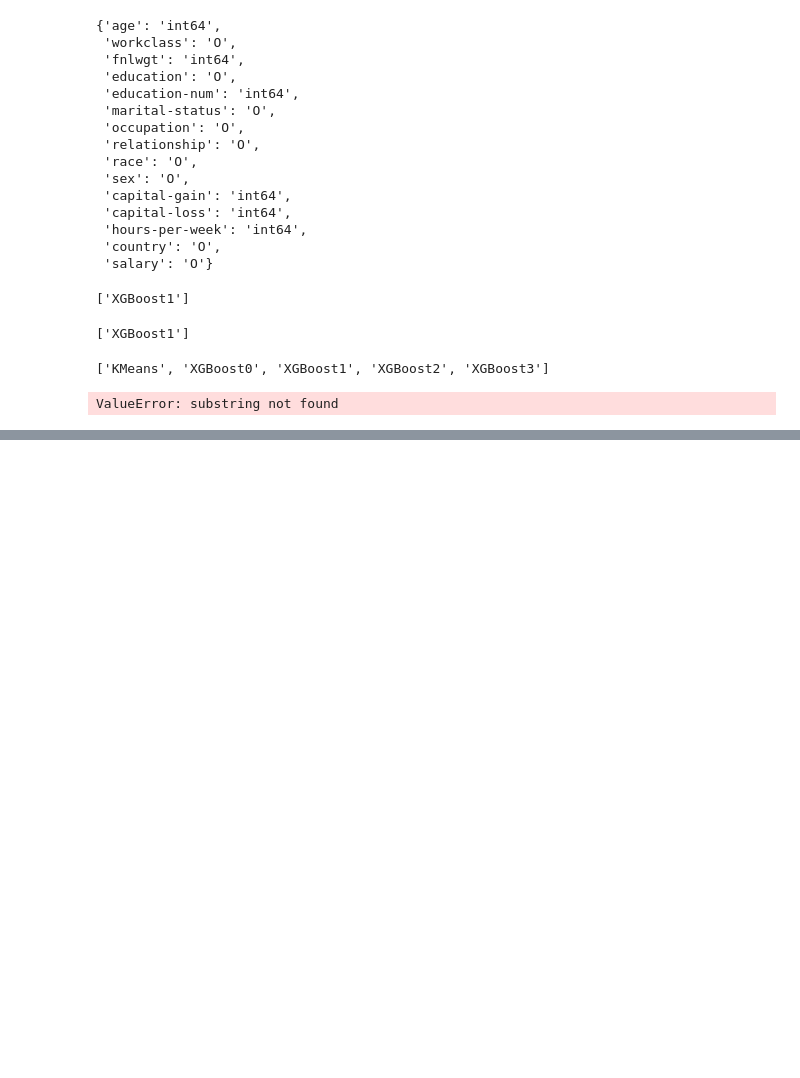
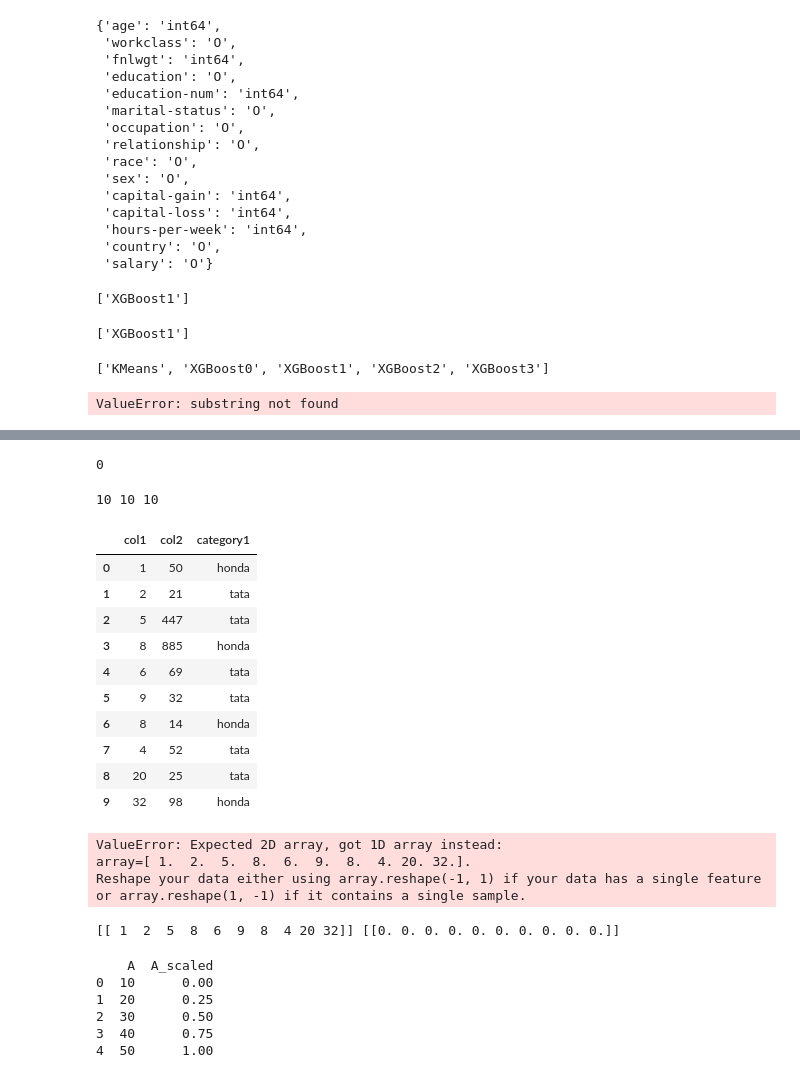
Before and after one commit to shailendra24sahu/Adult-Census-Income-Prediction, a Jupyter notebook: EDA/test.ipynb, the cells around one changed output, grey strips where cells are left out. Cells and saved outputs as stored; diff of their text form; code cells hidden in the pictures; blank space fills up the shorter version.

```diff
--- a/EDA/test.ipynb
+++ b/EDA/test.ipynb
@@ -68,0 +79,4 @@ ValueError: substring not found
+# %%
+c.fetchone()[0]
+# %% [output]
+0
@@ -68,0 +85,25 @@ ValueError: substring not found
+# %%
+col1 = [1,2,5,8,6,9,8,4,20,32]
+col2 = [50,21,447,885,69,32,14,52,25,98]
+category = list(['honda','tata','tata','honda','tata','tata','honda','tata','tata','honda'])
+# %%
+print(len(col1), len(col2), len(category))
+# %% [output]
+10 10 10
+# %%
+import pandas as pd
+df = pd.DataFrame({'col1':col1,'col2':col2, 'category1': category})
+# %%
+df
+# %% [output]
+|  | col1 | col2 | category1 |
+| 0 | 1 | 50 | honda |
+| 1 | 2 | 21 | tata |
+| 2 | 5 | 447 | tata |
+| 3 | 8 | 885 | honda |
+| 4 | 6 | 69 | tata |
+| 5 | 9 | 32 | tata |
+| 6 | 8 | 14 | honda |
+| 7 | 4 | 52 | tata |
+| 8 | 20 | 25 | tata |
+| 9 | 32 | 98 | honda |
@@ -68,0 +113,39 @@ ValueError: substring not found
+# %%
+scaler = StandardScaler()
+for i in df2:
+    df2[i] = scaler.fit_transform(df2[i])
+# %% [output]
+ValueError: Expected 2D array, got 1D array instead:
+array=[ 1.  2.  5.  8.  6.  9.  8.  4. 20. 32.].
+Reshape your data either using array.reshape(-1, 1) if your data has a single feature or array.reshape(1, -1) if it contains a single sample.
+# %%
+import numpy as np
+arr = np.array(col1).reshape(1,-1)
+print(arr,
+scaler.fit_transform(arr)
+)
+# %% [output]
+[[ 1  2  5  8  6  9  8  4 20 32]] [[0. 0. 0. 0. 0. 0. 0. 0. 0. 0.]]
+# %%
+import pandas as pd
+from sklearn.preprocessing import MinMaxScaler
+
+# Create a sample DataFrame
+data = {'A': [10, 20, 30, 40, 50]}
+df = pd.DataFrame(data)
+
+# Create an instance of MinMaxScaler
+scaler = MinMaxScaler()
+
+# Scale the 'A' column
+df['A_scaled'] = scaler.fit_transform(df[['A']])
+
+# Print the scaled DataFrame
+print(df)
+# %% [output]
+    A  A_scaled
+0  10      0.00
+1  20      0.25
+2  30      0.50
+3  40      0.75
+4  50      1.00
```
Also changed, not shown: parts of 32 cells of this notebook, 51 other files.
